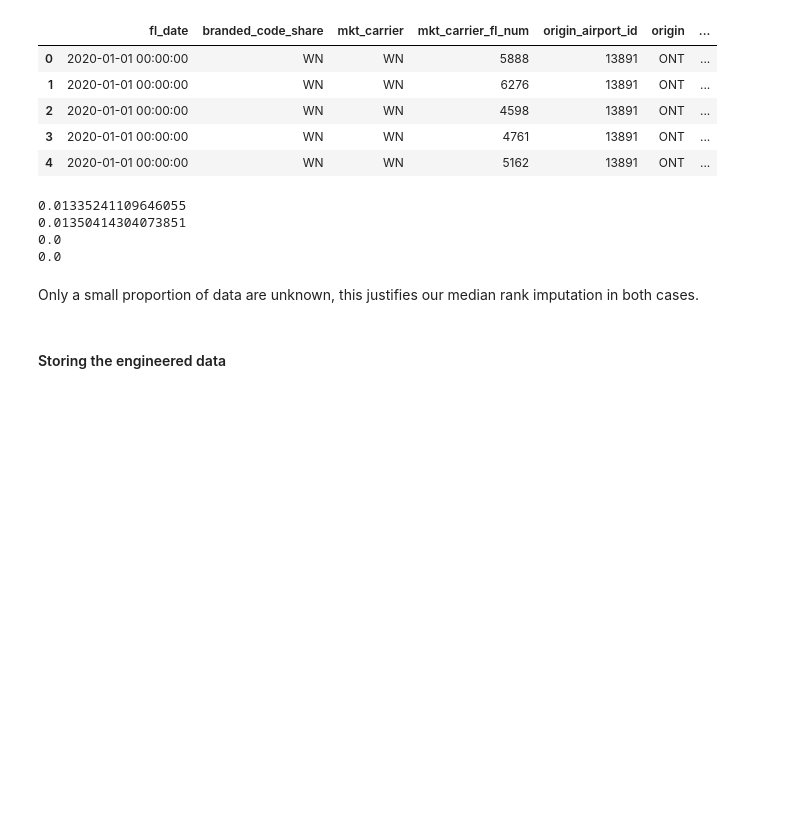
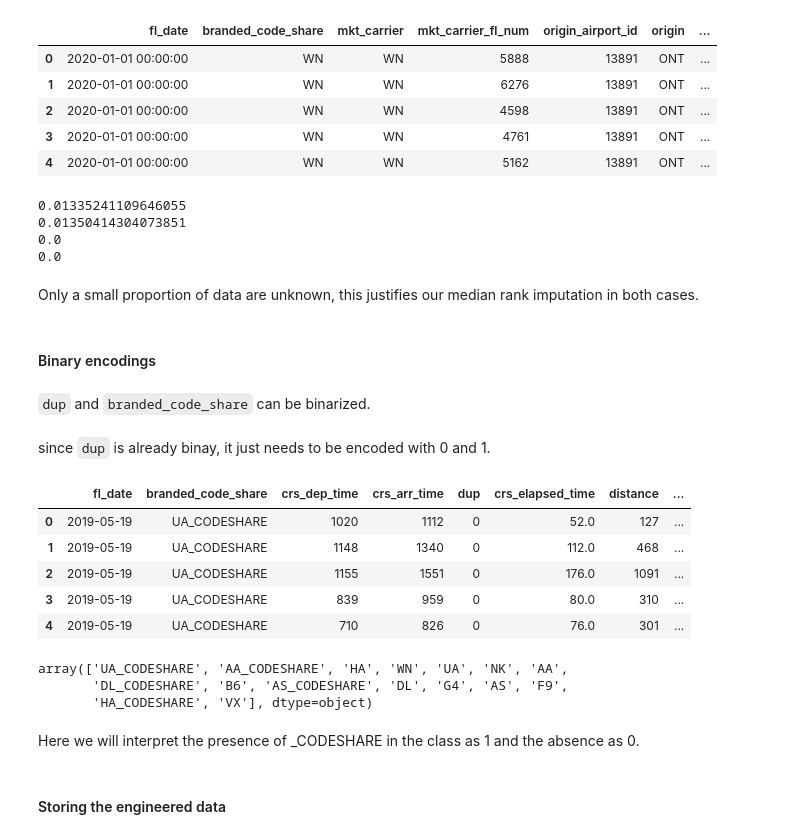
Before and after one commit to jsilke/flight-delay-prediction, a Jupyter notebook: Data/features/feature_selection_&_engineering.ipynb, the cells around one changed output. Saved outputs shown, nothing was run; the diff lists cells and outputs as text; code cells hidden in the pictures; blank space fills up the shorter version.

Commit message:
Add processing of binary features.

```diff
--- a/Data/features/feature_selection_&_engineering.ipynb
+++ b/Data/features/feature_selection_&_engineering.ipynb
@@ -185,3 +187,29 @@ for feature in ordinal_mappings.keys():
 0.0
 # %% [markdown]
 Only a small proportion of data are unknown, this justifies our median rank imputation in both cases.
+# %% [markdown]
+#### Binary encodings
+# %% [markdown]
+`dup` and `branded_code_share` can be binarized.
+# %% [markdown]
+since `dup` is already binay, it just needs to be encoded with 0 and 1.
+# %%
+flights_subspace['dup'] = flights_subspace['dup'].apply(
+    lambda binary: 1 if (binary.strip().lower() == 'y') else 0)
+
+flights_subspace.head()
+# %% [output]
+|  | fl_date | branded_code_share | crs_dep_time | crs_arr_time | dup | crs_elapsed_time | distance | ... |
+| 0 | 2019-05-19 | UA_CODESHARE | 1020 | 1112 | 0 | 52.0 | 127 | ... |
+| 1 | 2019-05-19 | UA_CODESHARE | 1148 | 1340 | 0 | 112.0 | 468 | ... |
+| 2 | 2019-05-19 | UA_CODESHARE | 1155 | 1551 | 0 | 176.0 | 1091 | ... |
+| 3 | 2019-05-19 | UA_CODESHARE | 839 | 959 | 0 | 80.0 | 310 | ... |
+| 4 | 2019-05-19 | UA_CODESHARE | 710 | 826 | 0 | 76.0 | 301 | ... |
+# %%
+flights_subspace['branded_code_share'].unique()
+# %% [output]
+array(['UA_CODESHARE', 'AA_CODESHARE', 'HA', 'WN', 'UA', 'NK', 'AA',
+       'DL_CODESHARE', 'B6', 'AS_CODESHARE', 'DL', 'G4', 'AS', 'F9',
+       'HA_CODESHARE', 'VX'], dtype=object)
+# %% [markdown]
+Here we will interpret the presence of _CODESHARE in the class as 1 and the absence as 0.
```
Also changed, not shown: parts of 2 cells of this notebook.
